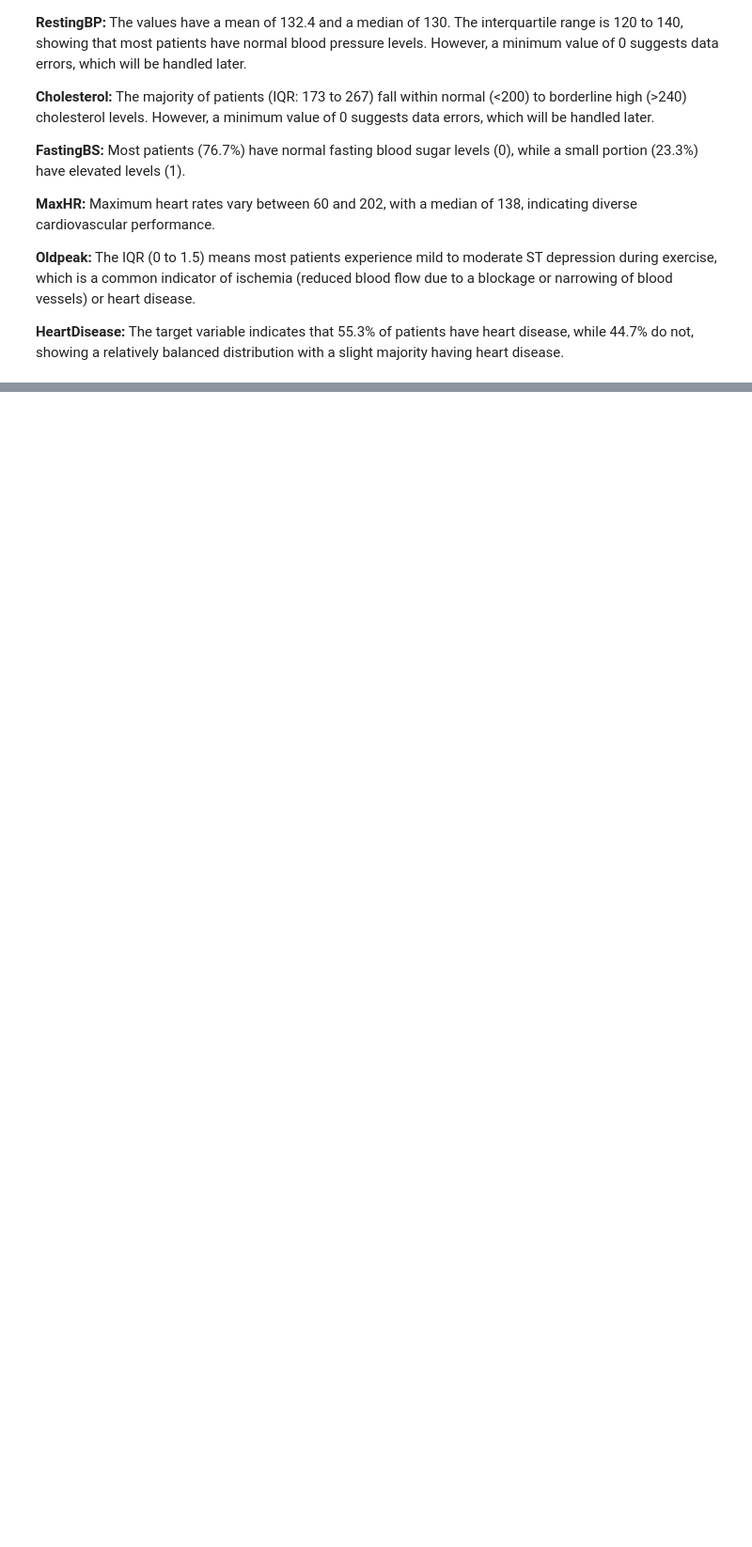
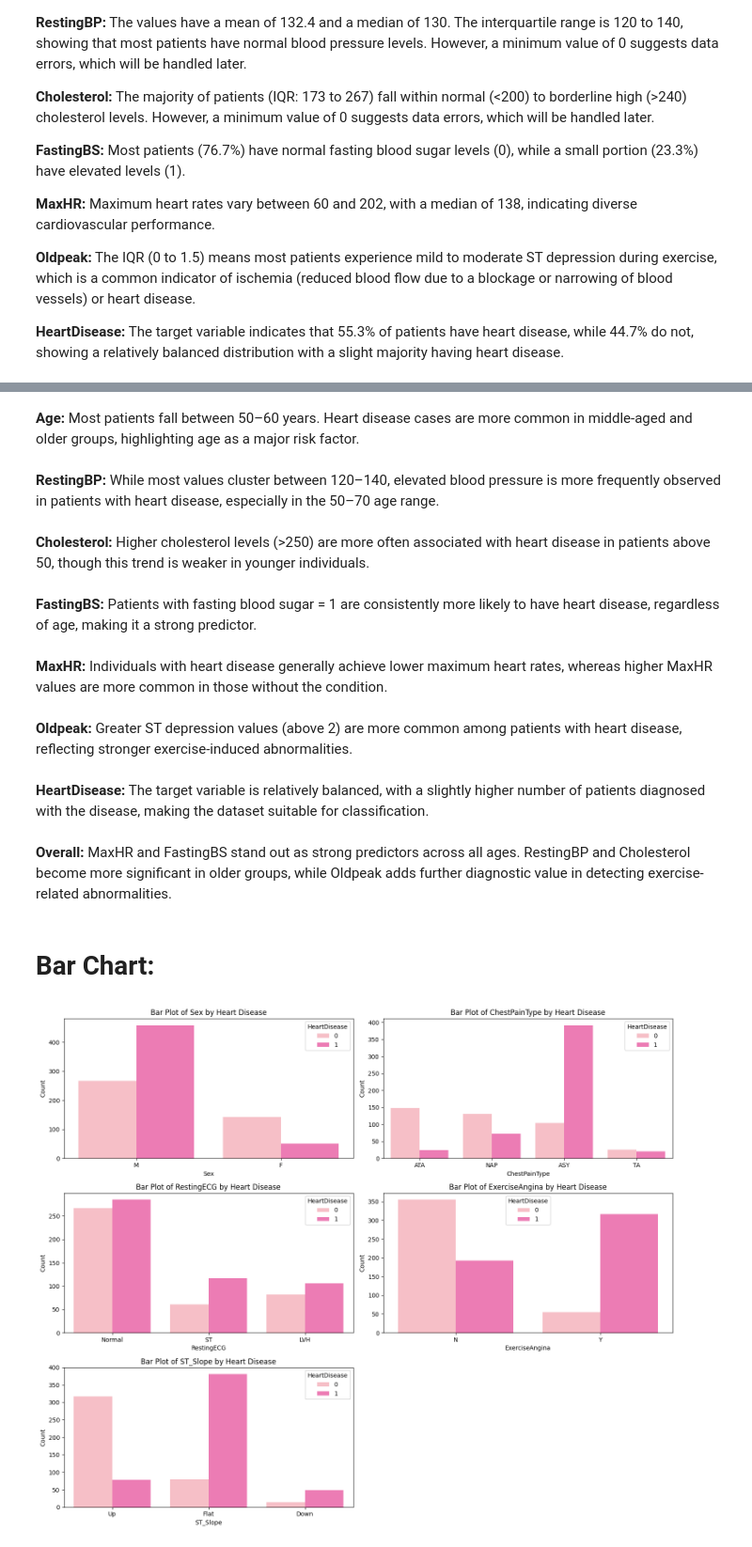
Before and after one commit to Janaalsh5/Heart-Disease, a Jupyter notebook: Phase1.ipynb, the cells around one changed output, grey strips where cells are left out. Shown: that part at 94% size. Drawn from its saved outputs; the diff is of its cells as text; code cells hidden in the pictures; blank space fills up the shorter version.

```diff
--- a/Phase1.ipynb
+++ b/Phase1.ipynb
@@ -144,0 +254,33 @@ plt.show()
+# %% [markdown]
+**Age:** Most patients fall between 50–60 years. Heart disease cases are more common in middle-aged and older groups, highlighting age as a major risk factor.
+# %% [markdown]
+**RestingBP:**  While most values cluster between 120–140, elevated blood pressure is more frequently observed in patients with heart disease, especially in the 50–70 age range.
+# %% [markdown]
+**Cholesterol:** Higher cholesterol levels (>250) are more often associated with heart disease in patients above 50, though this trend is weaker in younger individuals.
+# %% [markdown]
+**FastingBS:** Patients with fasting blood sugar = 1 are consistently more likely to have heart disease, regardless of age, making it a strong predictor.
+# %% [markdown]
+**MaxHR:** Individuals with heart disease generally achieve lower maximum heart rates, whereas higher MaxHR values are more common in those without the condition.
+# %% [markdown]
+**Oldpeak:** Greater ST depression values (above 2) are more common among patients with heart disease, reflecting stronger exercise-induced abnormalities.
+# %% [markdown]
+**HeartDisease:** The target variable is relatively balanced, with a slightly higher number of patients diagnosed with the disease, making the dataset suitable for classification.
+# %% [markdown]
+**Overall:**
+MaxHR and FastingBS stand out as strong predictors across all ages. RestingBP and Cholesterol become more significant in older groups, while Oldpeak adds further diagnostic value in detecting exercise-related abnormalities.
+# %% [markdown]
+# **Bar Chart:**
+# %%
+categorical_cols = df.select_dtypes(include=["object"]).columns
+
+plt.figure(figsize=(15, 20))
+for i, col in enumerate(categorical_cols, 1):
+    plt.subplot(len(categorical_cols), 2, i)
+    sns.countplot(x=col, hue="HeartDisease", data=df)
+    plt.title(f"Bar Plot of {col} by Heart Disease", fontsize=12)
+    plt.xlabel(col)
+    plt.ylabel("Count")
+plt.tight_layout()
+plt.show()
+# %% [output]
+[figure, added]
```
Also changed, not shown: parts of 14 cells of this notebook.
